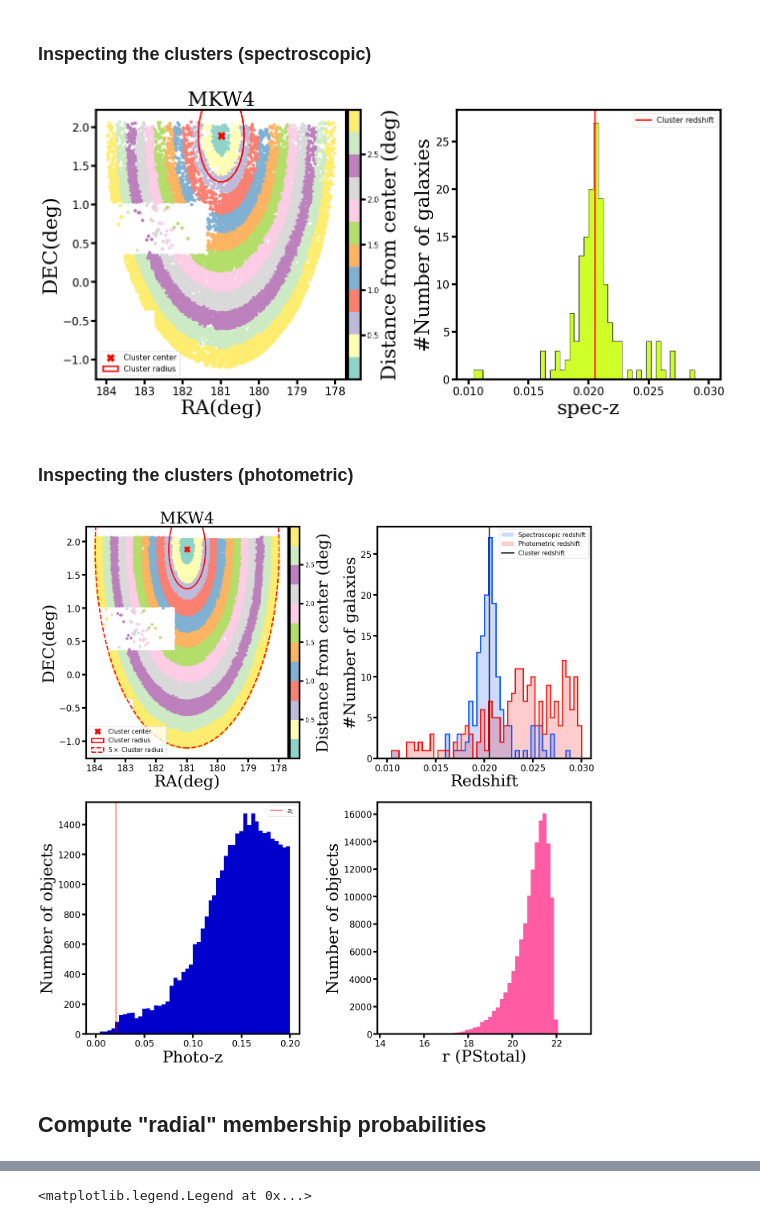
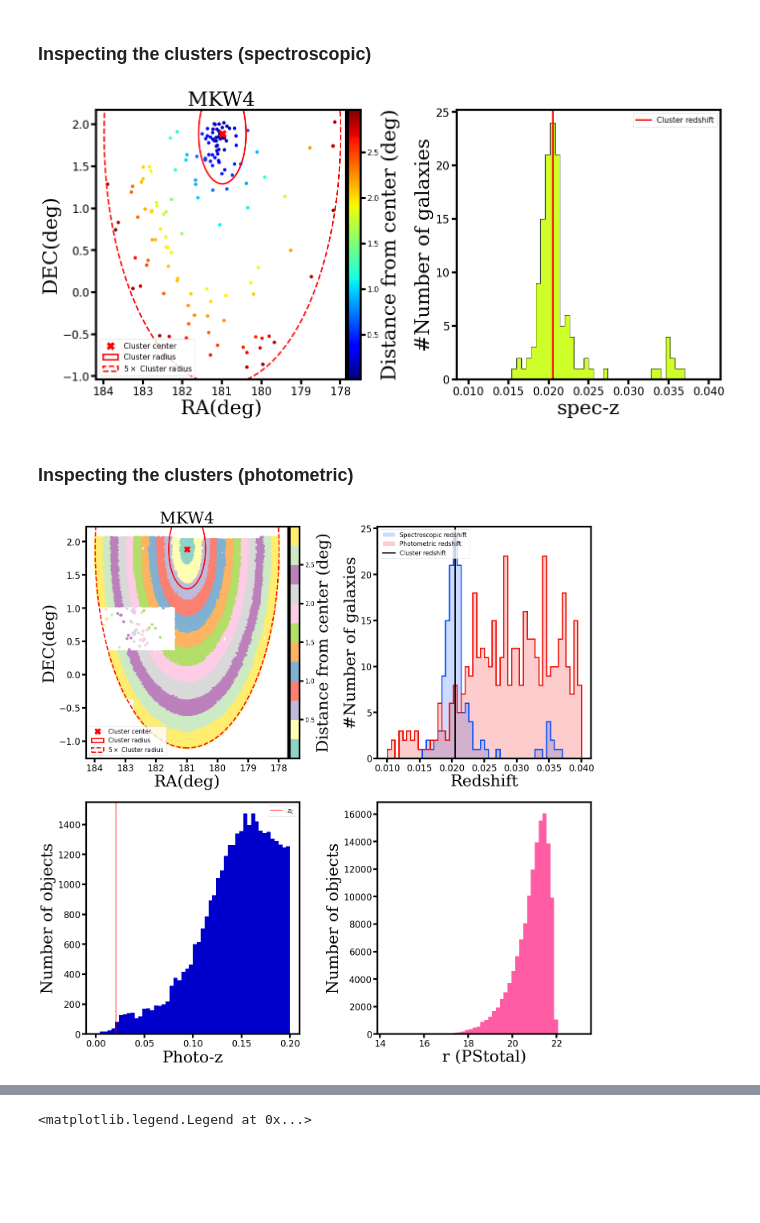
Before and after one commit to elismar2000/galaxy-cluster-membership, a Jupyter notebook: galaxy-cluster-membership.ipynb, the cells around one changed output, grey strips where cells are left out. Drawn from its saved outputs; the diff is of its cells as text; code cells hidden in the pictures; blank space fills up the shorter version.

Commit message:
implement Laerte's idea to galaxy-cluster membership, apply to the mocks

```diff
--- a/galaxy-cluster-membership.ipynb
+++ b/galaxy-cluster-membership.ipynb
@@ -304,12 +308,12 @@ col_names = ['ID', 'RA_1', 'DEC_1', 'zml', 'pdf_weights_0', 'pdf_weights_1', 'pd
        'pdf_means_1', 'pdf_means_2', 'pdf_stds_0', 'pdf_stds_1', 'pdf_stds_2', 'r_PStotal', "r_petro", "r_aper_6"]
 # %%
 if cl_names[cluster] == "Abell 168":
-    t = pd.read_csv("tables/a168_legacy_splus_rPStotal_crossmatch.csv", usecols=col_names)
-    t_specz = pd.read_csv("tables/a168_legacy_splus_rPStotal_specz_crossmatch.csv", usecols=col_names+["z"])
+    t = pd.read_csv("tables/a168/a168_legacy_splus_rPStotal_crossmatch.csv", usecols=col_names)
+    t_specz = pd.read_csv("tables/a168/a168_legacy_splus_rPStotal_speczs00012_crossmatch.csv")
 
 if cl_names[cluster] == "MKW4":
-    t = pd.read_csv("tables/mkw4_legacy_splus_rPStotal_crossmatch.csv")
-    t_specz = pd.read_csv("tables/mkw4_legacy_splus_rPStotal_specz_crossmatch.csv", usecols=col_names+["z"])
+    t = pd.read_csv("tables/mkw4/mkw4_legacy_splus_rPStotal_crossmatch.csv")
+    t_specz = pd.read_csv("tables/mkw4/mkw4_legacy_splus_rPStotal_speczs00027_crossmatch.csv")
 
 print("Loading data for cluster {}".format(cl_names[cluster]))
 print("Cluster redshift: {:.4f}".format(z_cluster))
@@ -371,67 +370,73 @@ mask_redshift_specz = (zml_specz > (z_cluster - redshift_range)) & (zml_specz <
 
 #Values for MKW4:
 z_lower = 0.01
-z_upper = 0.03
+z_upper = 0.04
+
+#Values to define the volume of the cluster in radial and photo-z spaces
+fz = 3.0
+fr = 5.0
 # %% [markdown]
 ### Inspecting the clusters (spectroscopic)
 # %%
 sep_specz = clustercentric_distance(ra_specz[mask_redshift_specz], dec_specz[mask_redshift_specz],
                                     ra0, dec0)
 # %%
-sigma_z_specz = np.array([sigma_nmad(r) for r in rpstotal_specz[mask_redshift_specz]])
+# sigma_z_specz = np.array([sigma_nmad(r) for r in rpstotal_specz[mask_redshift_specz]])
 
-#This mask defines all galaxies in the 5R200 projected area of the cluster
-mask_cluster_region_specz = sep_specz < 5*radius_cluster
+#This mask defines all galaxies in the fr*R200 projected area of the cluster
+mask_cluster_region_specz = sep_specz < fr*radius_cluster
 
-#This one restricts the above mask to only the galaxies delimited by +/-3*sigma from the cluster redshift, defining a list of candidate members
-f = 1.0
-mask_cluster_specz = mask_cluster_region_specz & (zml_specz[mask_redshift_specz] > z_cluster - f*sigma_z_specz) & (zml_specz[mask_redshift_specz] < z_cluster + f*sigma_z_specz)
+
+# mask_cluster_specz = mask_cluster_region_specz & (zml_specz[mask_redshift_specz] > z_cluster - f*sigma_z_specz) & (zml_specz[mask_redshift_specz] < z_cluster + f*sigma_z_specz)
 
 #This sigma_specz I apply to define the cluster's gaussian width in the membership method I think
-sigma_z_specz = np.array([sigma_nmad(r) for r in rpstotal_specz[mask_redshift_specz][mask_cluster_specz]])
-sigma_specz = np.median(sigma_z_specz)
+# sigma_z_specz = np.array([sigma_nmad(r) for r in rpstotal_specz[mask_redshift_specz][mask_cluster_specz]])
+# sigma_specz = np.median(sigma_z_specz)
 # %%
 fig = plt.figure(figsize=(20, 10))
 
 ax1 = fig.add_subplot(121)
 sc1 = ax1.scatter(ra_specz[mask_redshift_specz][mask_cluster_region_specz],
                   dec_specz[mask_redshift_specz][mask_cluster_region_specz],
-                  marker='o', c=sep_specz[mask_cluster_region_specz], cmap=cm.Set3, rasterized=True)
+                  marker='o', c=sep_specz[mask_cluster_region_specz], cmap=cm.jet, rasterized=True)
 ax1.plot(ra0, dec0, 'X', color="red", markersize=15, label="Cluster center")
 ax1.set_xlabel('RA(deg)',fontdict=font)
 ax1.set_ylabel('DEC(deg)',fontdict=font)
 ax1.invert_xaxis()
 ax1.set_title(cl_names[cluster], fontdict=font)
 
 divider = make_axes_locatable(ax1)
 cax1 = divider.append_axes('right', size='5%', pad=0.05)
 cbar = fig.colorbar(sc1, cax=cax1, orientation='vertical')
 cbar.set_label(label="Distance from center (deg)", fontdict=font)
 cbar.ax.tick_params(labelsize=labelsize)
 
 c0 = SkyCoord(ra=ra0, dec=dec0, frame='icrs', unit='deg')
 r = SphericalCircle(c0, radius_cluster*u.deg, resolution=100, vertex_unit='deg',
             lw=3, label="Cluster radius", edgecolor="red", facecolor="None")
 ax1.add_patch(r)
+r5 = SphericalCircle(c0, 5*radius_cluster*u.deg, resolution=100, vertex_unit='deg',
+            lw=3, label=r"$5 \times$ Cluster radius", edgecolor="red", facecolor="None", ls='--')
+ax1.add_patch(r5)
 
 ax1.legend(fontsize=labelsize)
 
 
 ax2 = fig.add_subplot(122)
-ax2.hist(z[mask_redshift_specz][mask_cluster_specz], bins=50, color=colors1[5], histtype='stepfilled', edgecolor='k',
+ax2.hist(z[mask_redshift_specz][mask_cluster_region_specz], bins=50, color=colors1[5], histtype='stepfilled', edgecolor='k',
                  range=[z_lower, z_upper])
 ax2.set_xlabel('spec-z',fontdict=font)
 ax2.set_ylabel('#Number of galaxies',fontdict=font)
 ax2.axvline(z_cluster, color="red", lw=3, label="Cluster redshift")
 
 ax2.legend(fontsize=labelsize)
 
 
 fig.tight_layout(pad=3.0)
 
 # plt.savefig("../figures/clusters-membership/RA_DEC_z_distribution_{}.png".format(cl_names[cluster]), dpi='figure', format='png')
 # %% [output]
-[figure, old version]
+[figure, new version]
 # %% [markdown]
 ### Inspecting the clusters (photometric)
 # %%
@@ -478,18 +483,18 @@ ax1.legend(fontsize=15)
 
 
 ax2 = fig.add_subplot(222)
-ax2.hist(z[mask_redshift_specz][mask_cluster_specz], bins=50, color=colors1[1], histtype='stepfilled',
+ax2.hist(z[mask_redshift_specz][mask_cluster_region_specz], bins=50, color=colors1[1], histtype='stepfilled',
                  range=[z_lower, z_upper], alpha=0.2, label="Spectroscopic redshift")
-ax2.hist(z[mask_redshift_specz][mask_cluster_specz], bins=50, color=colors1[1], histtype='step', lw=3.0,
+ax2.hist(z[mask_redshift_specz][mask_cluster_region_specz], bins=50, color=colors1[1], histtype='step', lw=3.0,
                  range=[z_lower, z_upper])
-ax2.hist(zml[mask_redshift][mask_cluster], bins=50, color=colors1[8], histtype='stepfilled',
+ax2.hist(zml[mask_redshift][mask_cluster_region], bins=50, color=colors1[8], histtype='stepfilled',
                  range=[z_lower, z_upper], alpha=0.2, label="Photometric redshift")
-ax2.hist(zml[mask_redshift][mask_cluster], bins=50, color=colors1[8], histtype='step', lw=3.0,
+ax2.hist(zml[mask_redshift][mask_cluster_region], bins=50, color=colors1[8], histtype='step', lw=3.0,
                  range=[z_lower, z_upper])
 ax2.set_xlabel('Redshift',fontdict=font)
 ax2.set_ylabel('#Number of galaxies',fontdict=font)
 ax2.axvline(z_cluster, color="black", lw=3, label="Cluster redshift")
-ax2.legend(fontsize=15)
+ax2.legend(fontsize=15, loc=2)
 
 
 ax3 = fig.add_subplot(223)
@@ -510,8 +515,5 @@ ax4.set_ylabel("Number of objects", fontdict=font)
 fig.tight_layout(pad=3.0)
 
 # plt.savefig("../figures/clusters-membership/photoz_rPStotal_distributions_{}.png".format(cl_names[cluster]), dpi='figure', format='png')
-# plt.savefig("../figures/clusters-membership/RA_DEC_zml_distribution_{}.png".format(cl_names[cluster]), dpi='figure', format='png')
 # %% [output]
-[figure, old version]
+[figure, new version]
-# %% [markdown]
-## Compute "radial" membership probabilities
```
Also changed, not shown: parts of 52 cells of this notebook, 4 other files.
